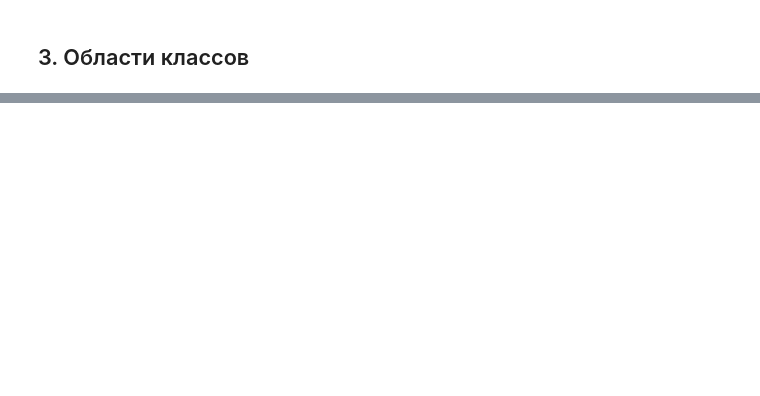
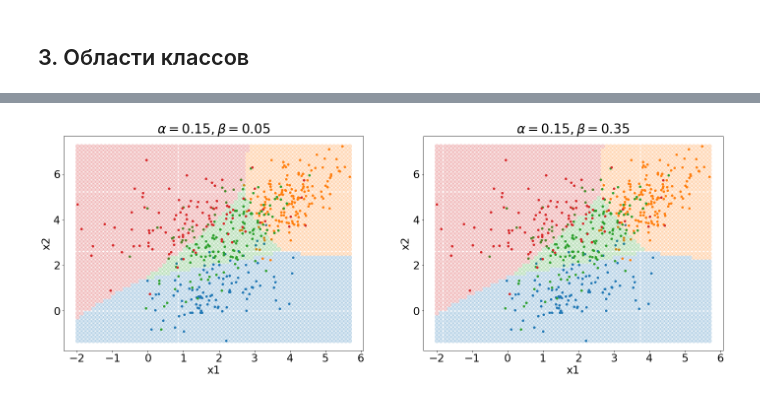
Before and after one commit to BobNobrain/ml-labs, a Jupyter notebook: 2/lab2.ipynb, the cells around one changed output, grey strips where cells are left out. Drawn from its saved outputs; the diff is of its cells as text; code cells hidden in the pictures; blank space fills up the shorter version.

```diff
--- a/2/lab2.ipynb
+++ b/2/lab2.ipynb
@@ -326,0 +468,34 @@ plt.show()
+# %%
+parameters = [
+    get_albeta_from_matrix(auc_matrix_train, mode='min'),
+    get_albeta_from_matrix(auc_matrix_test, mode='min')
+]
+
+for p in parameters:
+    for key in p:
+        p[key] = round(p[key], 4)
+
+maps = []
+for i in range(len(parameters)):
+    params = parameters[i]
+    classifier = train_bayes(split_train, **params)
+    class_map = calc_map(classifier['predict'], precisions=[70, 50])
+    maps.append(class_map)
+# %%
+fig, ax = plt.subplots(1, 2)
+fig.set_size_inches(24, 8)
+
+canvases = [ax[0], ax[1]]
+
+for i in range(2):
+    canvas = canvases[i]
+    params = parameters[i]
+    class_map = maps[i]
+    draw_map(class_map, canvas, data_size=4)
+    canvas.set_title('$\\alpha={alpha}, \\beta={beta}$'.format(**params))
+    canvas.set_xlabel('x1')
+    canvas.set_ylabel('x2')
+
+plt.show();
+# %% [output]
+[figure, added]
```
Also changed, not shown: parts of 12 cells of this notebook.
